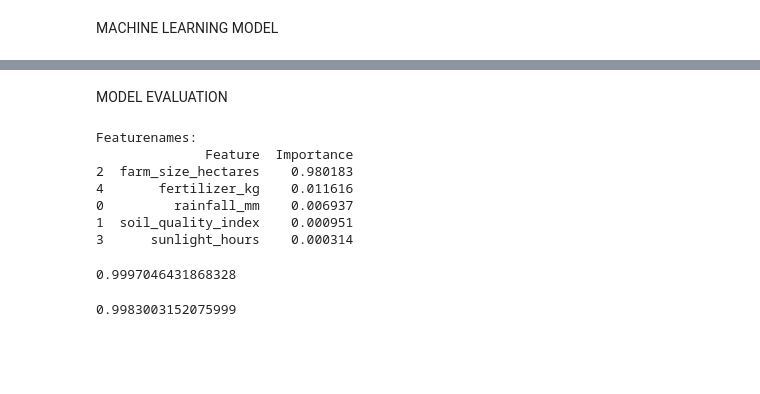
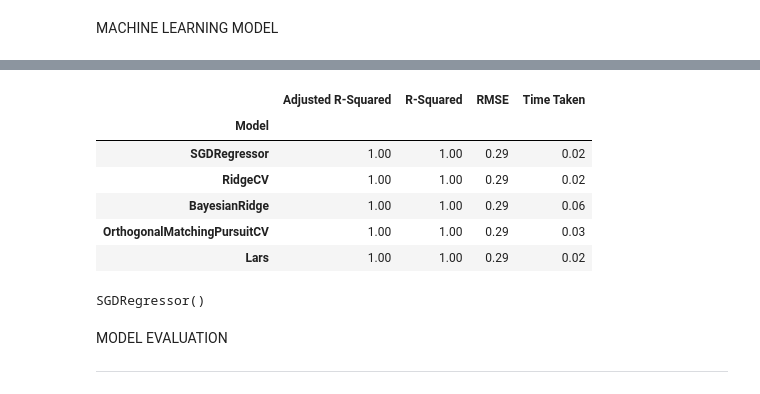
Before and after one commit to JCaesarLG/ML-Projects, a Jupyter notebook: Crop_Yield_Regression.ipynb, the cells around one changed output, grey strips where cells are left out. Cells and saved outputs as stored; diff of their text form; code cells hidden in the pictures; blank space fills up the shorter version.

```diff
--- a/Crop_Yield_Regression.ipynb
+++ b/Crop_Yield_Regression.ipynb
@@ -72,0 +68,9 @@ RandomForestRegressor(random_state=42)
+# %%
+X = crop.drop(columns=['crop_yield'])
+y = crop['crop_yield']
+
+sc = StandardScaler()
+X = sc.fit_transform(X)
+X_train, X_test, y_train, y_test = train_test_split(X, y, test_size=0.2, random_state=42)
+reg = LazyRegressor(verbose=0, ignore_warnings=False, custom_metric=None)
+models, predictions = reg.fit(X_train, X_test, y_train, y_test)
@@ -73,29 +86,20 @@ RandomForestRegressor(random_state=42)
+# %%
+models.head()
+# %% [output]
+|  | Adjusted R-Squared | R-Squared | RMSE | Time Taken |
+| Model |  |  |  |  |
+| SGDRegressor | 1.00 | 1.00 | 0.29 | 0.02 |
+| RidgeCV | 1.00 | 1.00 | 0.29 | 0.02 |
+| BayesianRidge | 1.00 | 1.00 | 0.29 | 0.06 |
+| OrthogonalMatchingPursuitCV | 1.00 | 1.00 | 0.29 | 0.03 |
+| Lars | 1.00 | 1.00 | 0.29 | 0.02 |
+# %%
+from sklearn.linear_model import SGDRegressor
+rg = SGDRegressor(max_iter=1000, tol=1e-3)
+rg.fit(X_train, y_train)
+# %% [output]
+SGDRegressor()
 # %% [markdown]
 MODEL EVALUATION
+
+---
-# %%
-importance = rf.feature_importances_
-feature_names = X.columns
-feature_importance = pd.DataFrame({'Feature': feature_names,
-                                   'Importance': importance}).sort_values(by='Importance', ascending=False)
-print("\nFeaturenames:")
-print(feature_importance)
-# %% [output]
-Featurenames:
-              Feature  Importance
-2  farm_size_hectares    0.980183
-4       fertilizer_kg    0.011616
-0         rainfall_mm    0.006937
-1  soil_quality_index    0.000951
-3      sunlight_hours    0.000314
-# %%
-y_pred_train = rf.predict(X_train)
-r2_train = r2_score(y_train, y_pred_train)
-print(r2_train)
-# %% [output]
-0.9997046431868328
-# %%
-y_pred_test = rf.predict(X_test)
-r2_test = r2_score(y_test, y_pred_test)
-print(r2_test)
-# %% [output]
-0.9983003152075999
```
Also changed, not shown: parts of 16 cells of this notebook.
